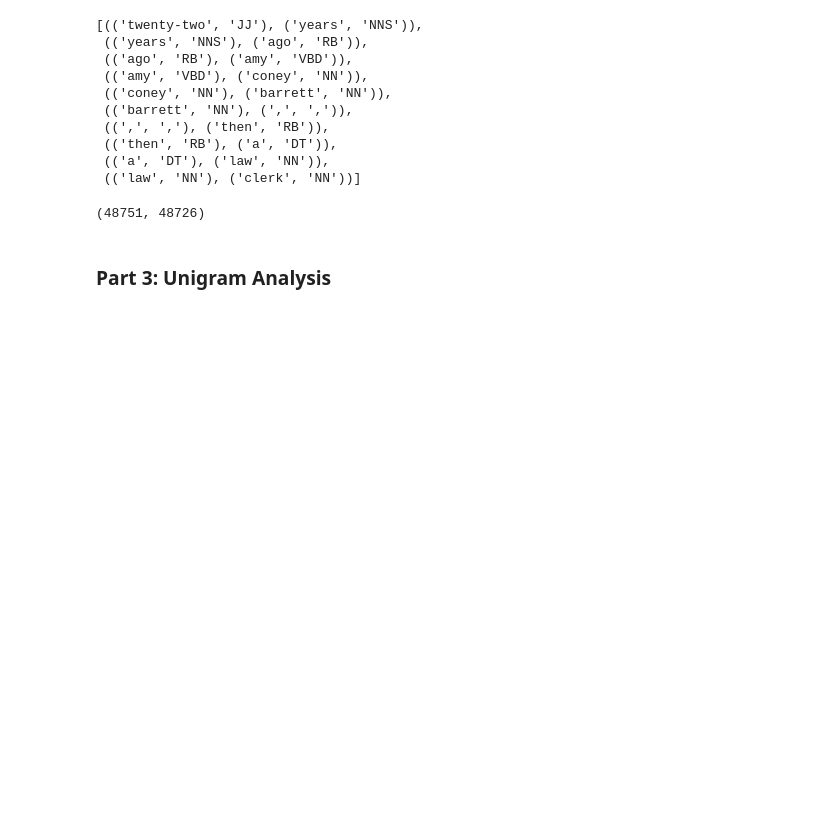
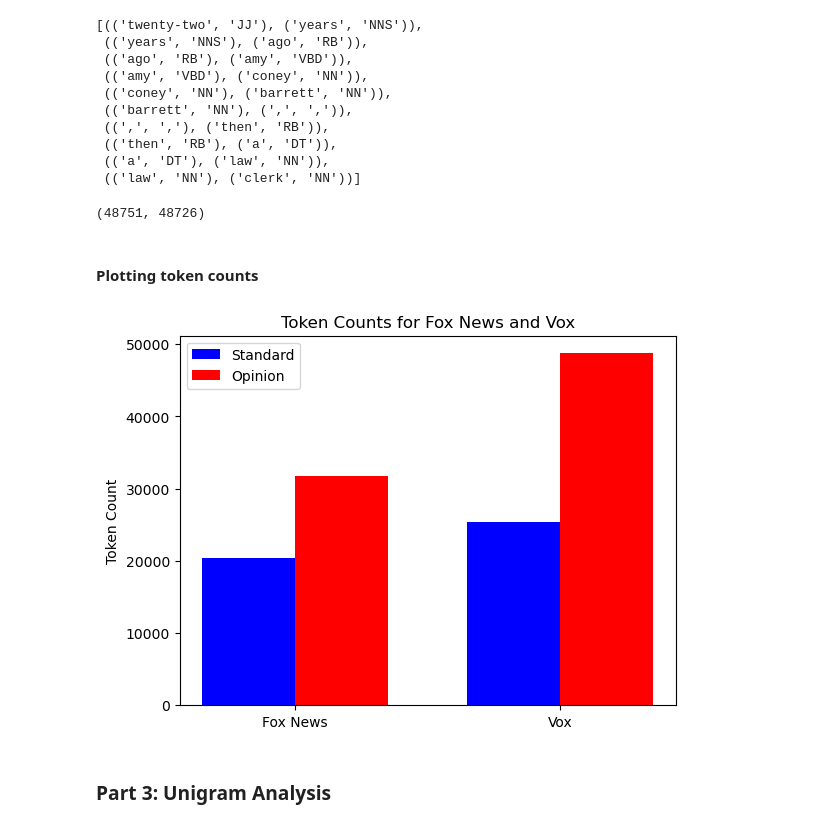
Before and after one commit to Data-Science-for-Linguists-2025/News-Bias-Assessment, a Jupyter notebook: data-pipeline.ipynb, the cells around one changed output. Saved outputs shown, nothing was run; the diff lists cells and outputs as text; code cells hidden in the pictures; blank space fills up the shorter version.

```diff
--- a/data-pipeline.ipynb
+++ b/data-pipeline.ipynb
@@ -328,6 +328,24 @@ vox_oped_all_bigrams[:10]
 len(vox_oped_all_toks), len(vox_oped_all_bigrams)
 # %% [output]
 (48751, 48726)
+# %% [markdown]
+#### Plotting token counts
+# %%
+categories = ['Fox News', 'Vox']
+vals1, vals2 = [len(fox_all_toks), len(fox_oped_all_toks)], [len(vox_all_toks), len(vox_oped_all_toks)]
+width, x = 0.35, np.arange(len(categories))
+fig, ax = plt.subplots()
+ax.bar(x - width/2, vals1, width, label='Standard', color='blue')
+ax.bar(x + width/2, vals2, width, label='Opinion', color='red')
+
+ax.set_xticks(x)
+ax.set_xticklabels(categories)
+ax.set_ylabel('Token Count')
+ax.set_title('Token Counts for Fox News and Vox')
+ax.legend()
+plt.show()
+# %% [output]
+[figure, added]
 # %% [markdown]
 ### Part 3: Unigram Analysis
 # %% [markdown]
```
Also changed, not shown: parts of 11 cells of this notebook, 1 other file.
